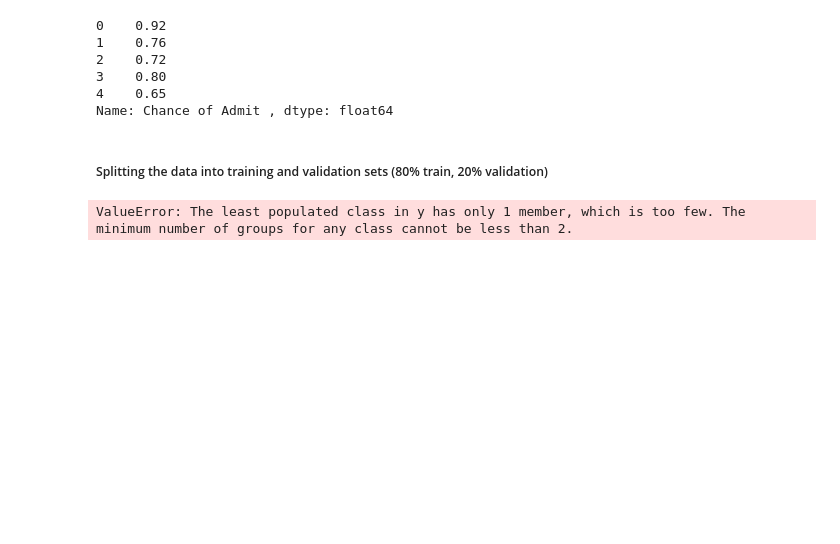
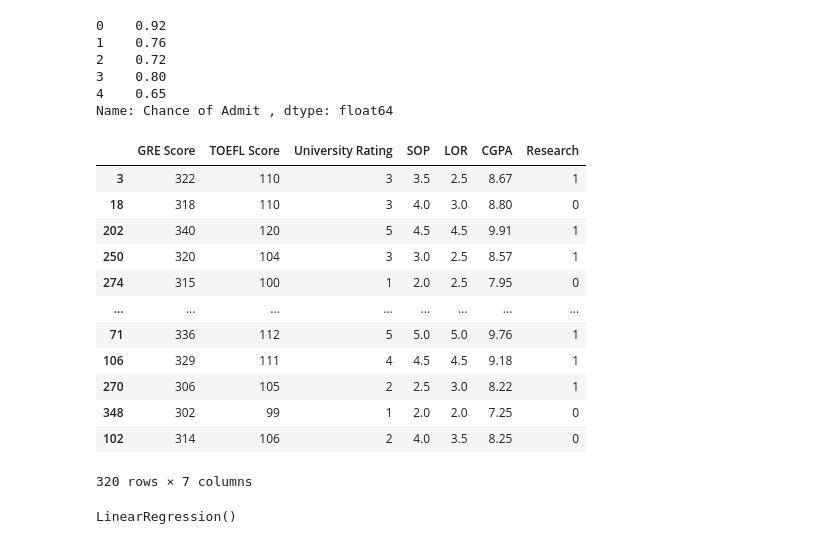
Before and after one commit to penscola/Graduate-Admissions, a Jupyter notebook: code/graduate-admision.ipynb, the cells around one changed output. Cells and saved outputs as stored; diff of their text form; code cells hidden in the pictures; blank space fills up the shorter version.

Commit message:
splitted my datset into train and test predicted the chance of admission

```diff
--- a/code/graduate-admision.ipynb
+++ b/code/graduate-admision.ipynb
@@ -196,9 +197,21 @@ y.head()
 3    0.80
 4    0.65
 Name: Chance of Admit , dtype: float64
-# %% [markdown]
-##### Splitting the data into training and validation sets (80% train, 20% validation)
 # %%
-X_train, X_val, y_train, y_val = train_test_split(X, y, test_size=0.2, random_state=42, stratify=y)
+X_train, X_test, y_train, y_test = train_test_split(X, y, test_size=0.2, random_state=42)
-# %% [output]
-ValueError: The least populated class in y has only 1 member, which is too few. The minimum number of groups for any class cannot be less than 2.
+# %%
+X_train
+# %% [output]
+|  | GRE Score | TOEFL Score | University Rating | SOP | LOR | CGPA | Research |
+| 3 | 322 | 110 | 3 | 3.5 | 2.5 | 8.67 | 1 |
+| 18 | 318 | 110 | 3 | 4.0 | 3.0 | 8.80 | 0 |
+| 202 | 340 | 120 | 5 | 4.5 | 4.5 | 9.91 | 1 |
+| 250 | 320 | 104 | 3 | 3.0 | 2.5 | 8.57 | 1 |
+| 274 | 315 | 100 | 1 | 2.0 | 2.5 | 7.95 | 0 |
+| ... | ... | ... | ... | ... | ... | ... | ... |
+| 71 | 336 | 112 | 5 | 5.0 | 5.0 | 9.76 | 1 |
+| 106 | 329 | 111 | 4 | 4.5 | 4.5 | 9.18 | 1 |
+| 270 | 306 | 105 | 2 | 2.5 | 3.0 | 8.22 | 1 |
+| 348 | 302 | 99 | 1 | 2.0 | 2.0 | 7.25 | 0 |
+| 102 | 314 | 106 | 2 | 4.0 | 3.5 | 8.25 | 0 |
+320 rows × 7 columns
@@ -204,0 +220,4 @@ ValueError: The least populated class in y has only 1 member, which is too few.
+# %%
+lr.fit(X_train, y_train)
+# %% [output]
+LinearRegression()
```
Also changed, not shown: parts of 3 cells of this notebook.
